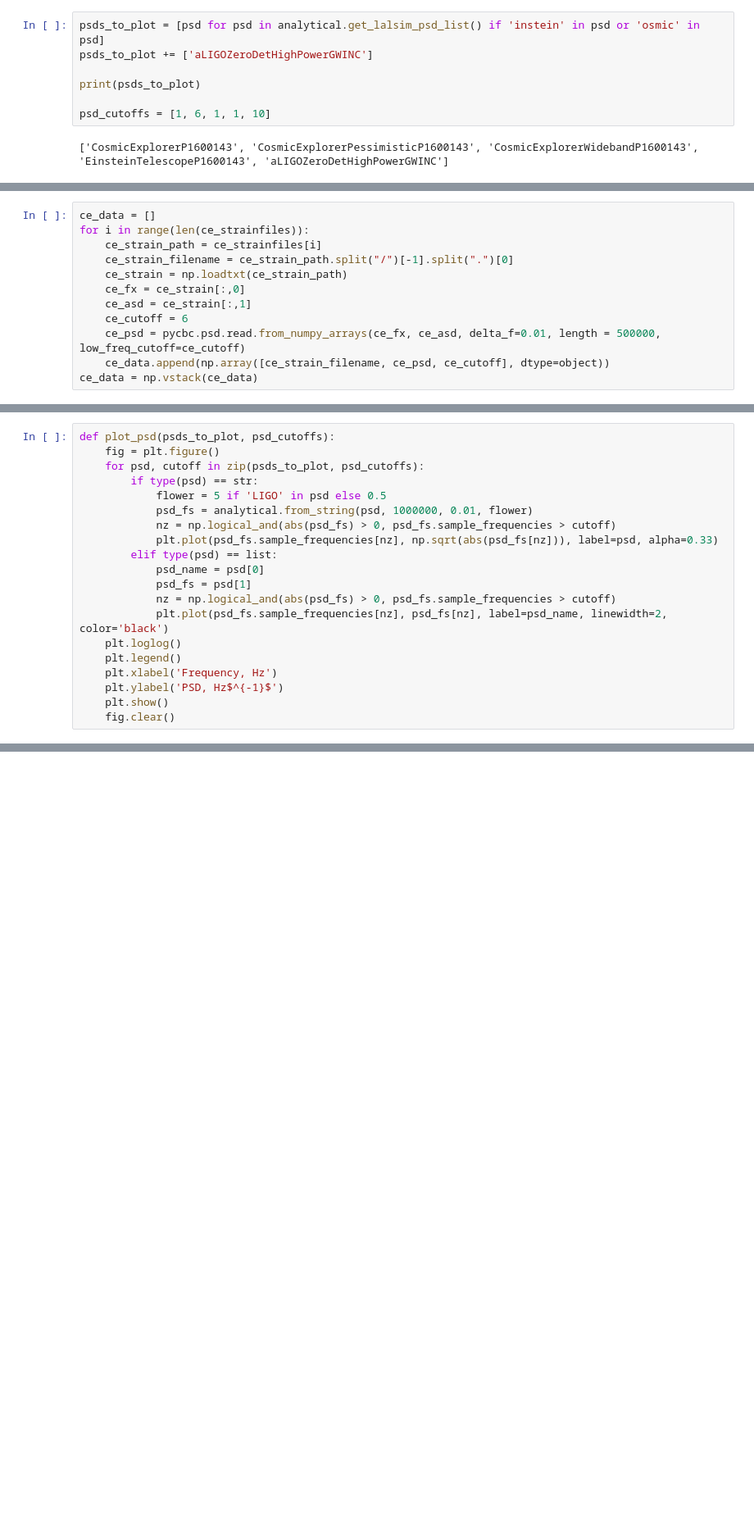
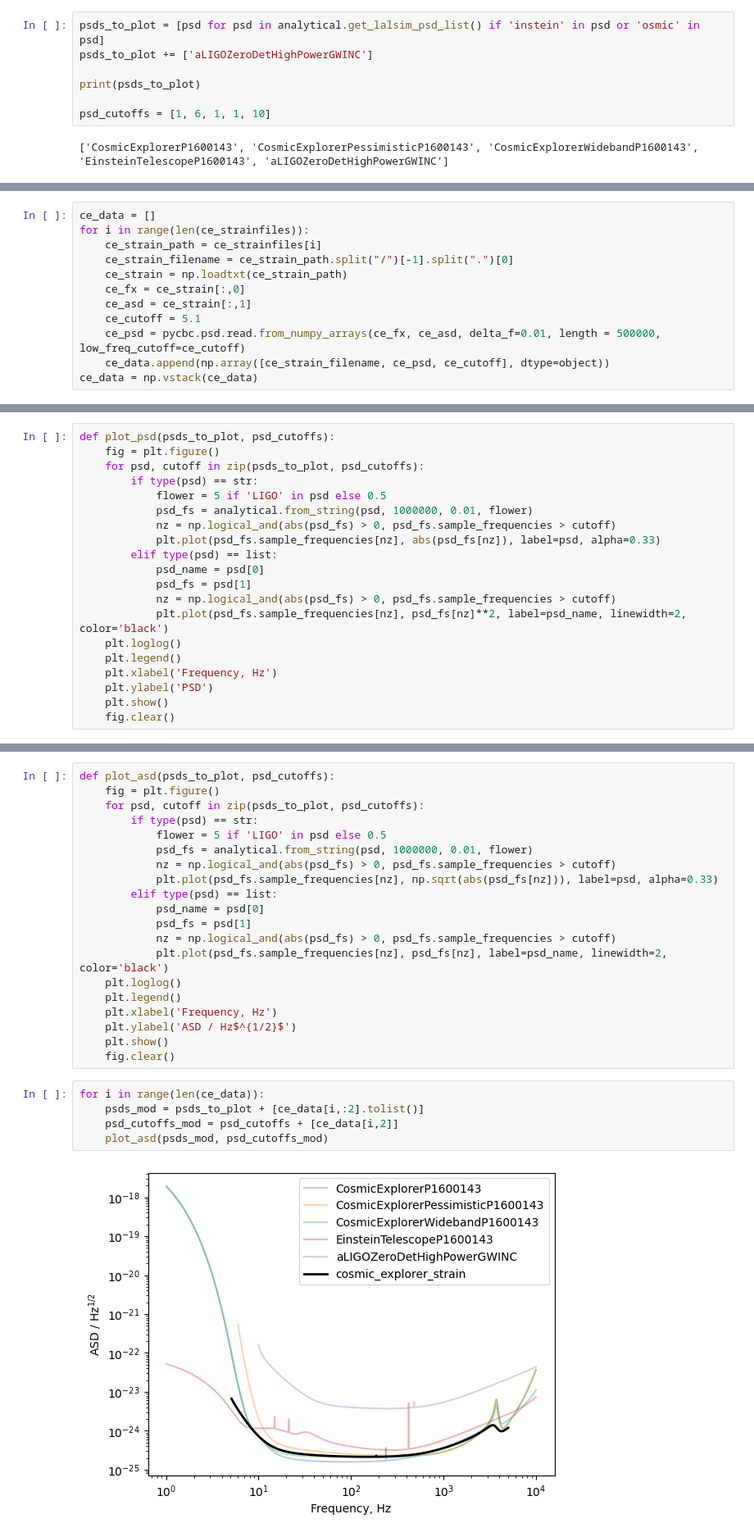
Before and after one commit to icg-gravwaves/3g_low_latency, a Jupyter notebook: template_bank/plot_psds.ipynb, the cells around one changed output, grey strips where cells are left out. Shown at 82% size. Cells and saved outputs as stored; diff of their text form; blank space fills up the shorter version.

```diff
--- a/template_bank/plot_psds.ipynb
+++ b/template_bank/plot_psds.ipynb
@@ -79,7 +97,7 @@ for i in range(len(ce_strainfiles)):
     ce_strain = np.loadtxt(ce_strain_path)
     ce_fx = ce_strain[:,0]
     ce_asd = ce_strain[:,1]
-    ce_cutoff = 6
+    ce_cutoff = 5.1
     ce_psd = pycbc.psd.read.from_numpy_arrays(ce_fx, ce_asd, delta_f=0.01, length = 500000, low_freq_cutoff=ce_cutoff)
     ce_data.append(np.array([ce_strain_filename, ce_psd, ce_cutoff], dtype=object))
 ce_data = np.vstack(ce_data)
@@ -103,16 +115,16 @@ def plot_psd(psds_to_plot, psd_cutoffs):
             flower = 5 if 'LIGO' in psd else 0.5
             psd_fs = analytical.from_string(psd, 1000000, 0.01, flower)
             nz = np.logical_and(abs(psd_fs) > 0, psd_fs.sample_frequencies > cutoff)
-            plt.plot(psd_fs.sample_frequencies[nz], np.sqrt(abs(psd_fs[nz])), label=psd, alpha=0.33)
+            plt.plot(psd_fs.sample_frequencies[nz], abs(psd_fs[nz]), label=psd, alpha=0.33)
         elif type(psd) == list:
             psd_name = psd[0]
             psd_fs = psd[1]
             nz = np.logical_and(abs(psd_fs) > 0, psd_fs.sample_frequencies > cutoff)
-            plt.plot(psd_fs.sample_frequencies[nz], psd_fs[nz], label=psd_name, linewidth=2, color='black')
+            plt.plot(psd_fs.sample_frequencies[nz], psd_fs[nz]**2, label=psd_name, linewidth=2, color='black')
     plt.loglog()
     plt.legend()
     plt.xlabel('Frequency, Hz')
-    plt.ylabel('PSD, Hz$^{-1}$')
+    plt.ylabel('PSD')
     plt.show()
     fig.clear()
 # %%
@@ -127,0 +135,27 @@ for i in range(len(ce_data)):
+# %%
+def plot_asd(psds_to_plot, psd_cutoffs):
+    fig = plt.figure()
+    for psd, cutoff in zip(psds_to_plot, psd_cutoffs):
+        if type(psd) == str:
+            flower = 5 if 'LIGO' in psd else 0.5
+            psd_fs = analytical.from_string(psd, 1000000, 0.01, flower)
+            nz = np.logical_and(abs(psd_fs) > 0, psd_fs.sample_frequencies > cutoff)
+            plt.plot(psd_fs.sample_frequencies[nz], np.sqrt(abs(psd_fs[nz])), label=psd, alpha=0.33)
+        elif type(psd) == list:
+            psd_name = psd[0]
+            psd_fs = psd[1]
+            nz = np.logical_and(abs(psd_fs) > 0, psd_fs.sample_frequencies > cutoff)
+            plt.plot(psd_fs.sample_frequencies[nz], psd_fs[nz], label=psd_name, linewidth=2, color='black')
+    plt.loglog()
+    plt.legend()
+    plt.xlabel('Frequency, Hz')
+    plt.ylabel('ASD / Hz$^{1/2}$')
+    plt.show()
+    fig.clear()
+# %%
+for i in range(len(ce_data)):
+    psds_mod = psds_to_plot + [ce_data[i,:2].tolist()]
+    psd_cutoffs_mod = psd_cutoffs + [ce_data[i,2]]
+    plot_asd(psds_mod, psd_cutoffs_mod)
+# %% [output]
+[figure, added]
```
Also changed, not shown: parts of 12 cells of this notebook.
